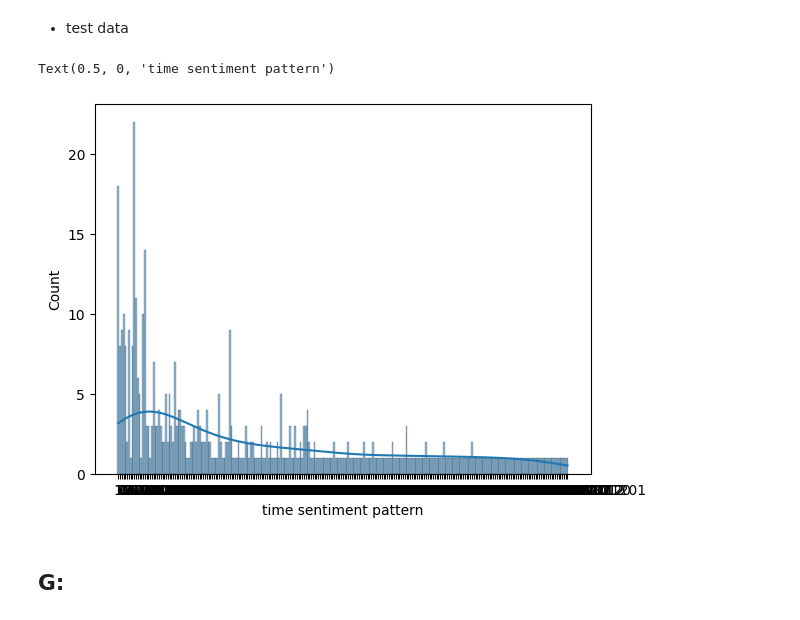
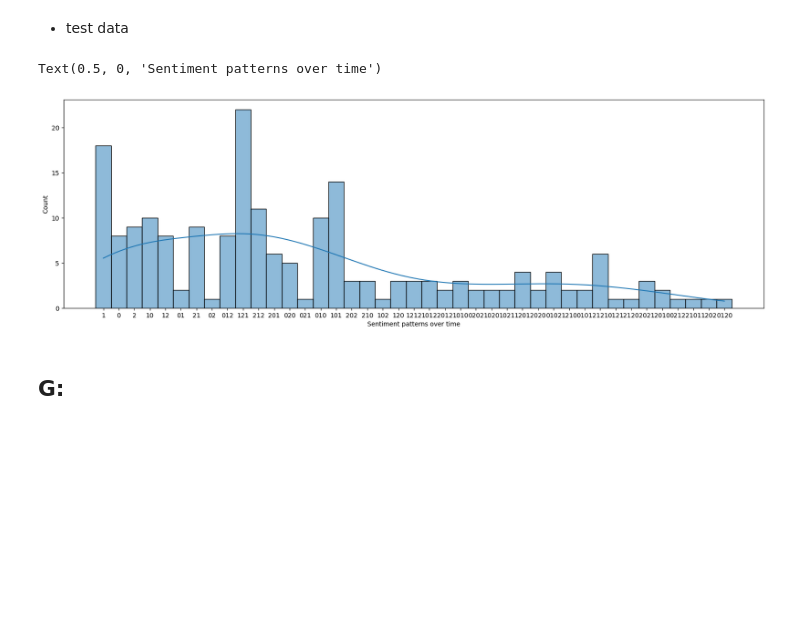
Before and after one commit to abolfazlyarian/deepLearningProject, a Jupyter notebook: phase0.ipynb, the cells around one changed output. Cells and saved outputs as stored; diff of their text form; code cells hidden in the pictures; blank space fills up the shorter version.

```diff
--- a/phase0.ipynb
+++ b/phase0.ipynb
@@ -174,11 +170,12 @@ Text(0.5, 0, 'time sentiment pattern')
 # %% [markdown]
 * test data
 # %%
-sb.histplot(timeSentimentPattern(test_data), kde=True);
+plt.figure(figsize=(20,6))
+sb.histplot(timeSentimentPattern(test_data)[0:200], kde=True);
 plt.xlabel("Sentiment patterns over time")
 # %% [output]
-Text(0.5, 0, 'time sentiment pattern')
+Text(0.5, 0, 'Sentiment patterns over time')
-[figure, old version]
+[figure, new version]
 # %% [markdown]
 ## G:
 # %%
```
Also changed, not shown: parts of 3 cells of this notebook, 1 other file.
